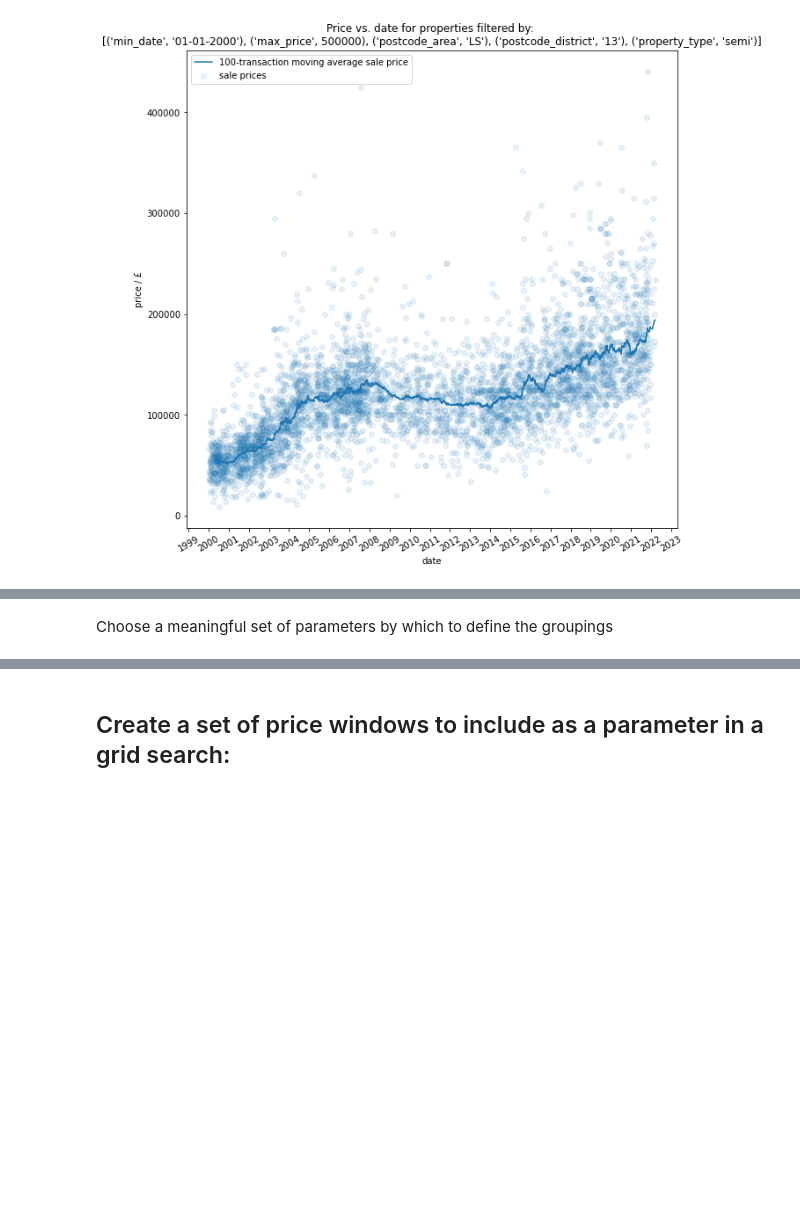
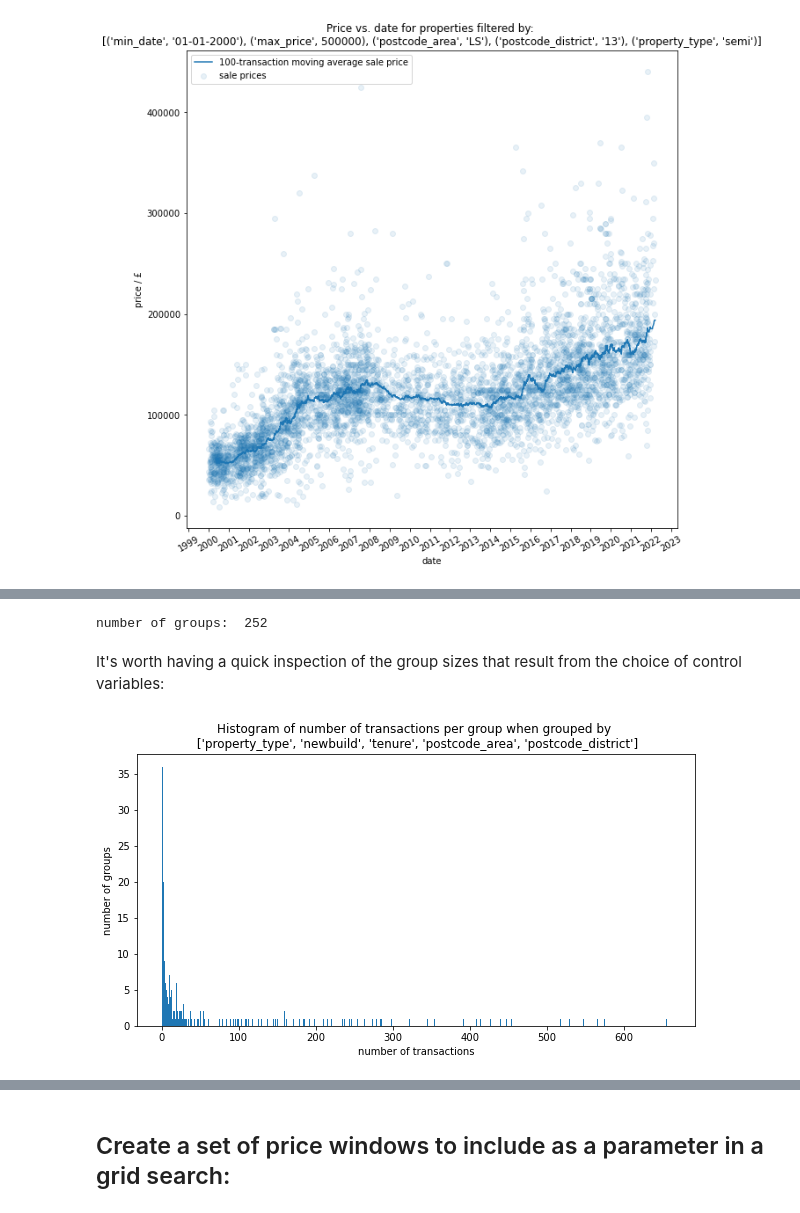
Before and after one commit to teerev/housing, a Jupyter notebook: price_explorer.ipynb, the cells around one changed output, grey strips where cells are left out. Cells and saved outputs as stored; diff of their text form; code cells hidden in the pictures; blank space fills up the shorter version.

Commit message:
added analysis on normalised price changes over time across control variable groups

```diff
--- a/price_explorer.ipynb
+++ b/price_explorer.ipynb
@@ -245,6 +255,10 @@ df['district'] = df['district'].str.lower()
 df['newbuild'] = df['newbuild'].apply(lambda x: 'newbuild' if x=='Y' else ('oldbuild' if x=='N' else x))
 df['tenure'] = df['tenure'].apply(lambda x: 'freehold' if x=='F' else('leasehold' if x=='L' else 'unknown'))
 df['property_type'] = df['property_type'].apply(lambda x: 'detached' if x=='D' else ('semi' if x=='S' else('terraced' if x=='T' else ('flat' if x=='F' else 'other'))))
+
+# drop uninteresting columns
+df = df.drop('ppd_type', axis=1)
+df = df.drop('record_status', axis=1)
 # %%
 df
 # %% [output]
@@ -359,2 +375,0 @@ df_ = filter_by(dataframe=df, min_date='01-03-2020')['dataframe']
-# %% [markdown]
-Choose a meaningful set of parameters by which to define the groupings
@@ -386,0 +376,29 @@ df_['date_diff'] = df_['date_diff'].astype(int) // (86400*10**9)
+# %%
+# drop transactions before 1st March 2020
+df_ = filter_by(dataframe=df, min_date='01-03-2020')['dataframe']
+
+# convert date column to number of days since 1st March 2020 for linear regression
+df_['days'] = df_['date'].apply(lambda x: (x - datetime(2020, 1, 3)).days)
+
+# decide on the control variables used to stratify the dataframe into smaller dataframes
+control_variables = ['property_type', 'newbuild', 'tenure', 'postcode_area', 'postcode_district']#, 'postcode_sector']
+
+# store the resultant stratified dataframes as a list
+groups = list(df_.groupby(control_variables)[['price', 'date']])
+
+print('number of groups: ', len(groups))
+# %% [output]
+number of groups:  252
+# %% [markdown]
+It's worth having a quick inspection of the group sizes that result from the choice of control variables:
+# %%
+# number of transactions in each group
+group_sizes = [len(group[1]) for group in groups]
+
+plt.rcParams["figure.figsize"]=(10,5)
+plt.title(f'Histogram of number of transactions per group when grouped by \n {control_variables}')
+plt.xlabel('number of transactions')
+plt.ylabel('number of groups')
+plt.hist(group_sizes, bins=np.arange(1, max(group_sizes), 1));
+# %% [output]
+[figure, added]
```
Also changed, not shown: parts of 92 cells of this notebook.
